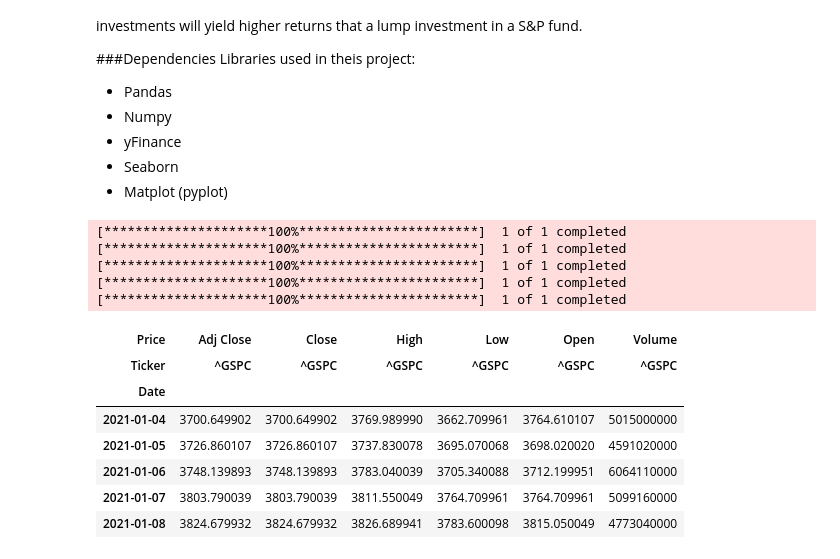
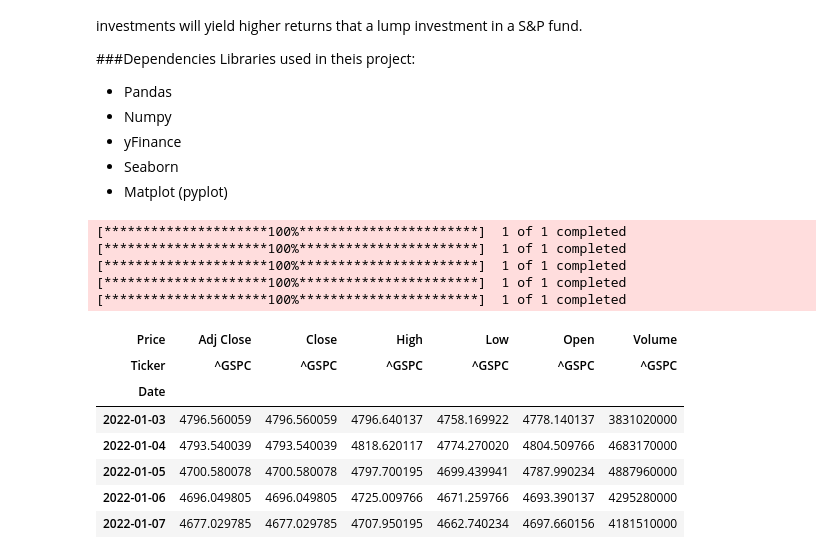
Before and after one commit to swsmith25/Sample_TA, a Jupyter notebook: Sample_Technical_Analyst.ipynb, the cells around one changed output. Cells and saved outputs as stored; diff of their text form; code cells hidden in the pictures.

```diff
--- a/Sample_Technical_Analyst.ipynb
+++ b/Sample_Technical_Analyst.ipynb
@@ -34,39 +34,39 @@ from datetime import date
 # %%
 # timeframe
 # TODO: config file !!!!
-start_time = "2021-01-01"
-today = date.today()
+start_time = "2022-01-01"
+today = date.today() - timedelta(days=1)
 end_time = today.strftime("%Y-%m-%d")
 
 # stocks
 # NVida
-nvda = yf.download("NVDA", start=start_time, end=end_time)
+nvda = pd.DataFrame(yf.download("NVDA", start=start_time, end=end_time))
 # Amazon
-amzn = yf.download("AMZN", start=start_time, end=end_time)
+amzn = pd.DataFrame(yf.download("AMZN", start=start_time, end=end_time))
 # Duke
-duk = yf.download("DUK", start=start_time, end=end_time)
+duk =  pd.DataFrame(yf.download("DUK", start=start_time, end=end_time))
 # Tesla
-tsla = yf.download("TSLA", start=start_time, end=end_time)
+tsla =  pd.DataFrame(yf.download("TSLA", start=start_time, end=end_time))
 
 # S&P500
-sp500 = yf.download("^GSPC", start=start_time, end=end_time)
+sp500 =  pd.DataFrame(yf.download("^GSPC", start=start_time, end=end_time))
 
 # display S&P
 sp500.head()
 # %% [output]
 [*********************100%***********************]  1 of 1 completed
 [*********************100%***********************]  1 of 1 completed
 [*********************100%***********************]  1 of 1 completed
 [*********************100%***********************]  1 of 1 completed
 [*********************100%***********************]  1 of 1 completed
 | Price | Adj Close | Close | High | Low | Open | Volume |
 | Ticker | ^GSPC | ^GSPC | ^GSPC | ^GSPC | ^GSPC | ^GSPC |
 | Date |  |  |  |  |  |  |
-| 2021-01-04 | 3700.649902 | 3700.649902 | 3769.989990 | 3662.709961 | 3764.610107 | 5015000000 |
-| 2021-01-05 | 3726.860107 | 3726.860107 | 3737.830078 | 3695.070068 | 3698.020020 | 4591020000 |
-| 2021-01-06 | 3748.139893 | 3748.139893 | 3783.040039 | 3705.340088 | 3712.199951 | 6064110000 |
-| 2021-01-07 | 3803.790039 | 3803.790039 | 3811.550049 | 3764.709961 | 3764.709961 | 5099160000 |
-| 2021-01-08 | 3824.679932 | 3824.679932 | 3826.689941 | 3783.600098 | 3815.050049 | 4773040000 |
+| 2022-01-03 | 4796.560059 | 4796.560059 | 4796.640137 | 4758.169922 | 4778.140137 | 3831020000 |
+| 2022-01-04 | 4793.540039 | 4793.540039 | 4818.620117 | 4774.270020 | 4804.509766 | 4683170000 |
+| 2022-01-05 | 4700.580078 | 4700.580078 | 4797.700195 | 4699.439941 | 4787.990234 | 4887960000 |
+| 2022-01-06 | 4696.049805 | 4696.049805 | 4725.009766 | 4671.259766 | 4693.390137 | 4295280000 |
+| 2022-01-07 | 4677.029785 | 4677.029785 | 4707.950195 | 4662.740234 | 4697.660156 | 4181510000 |
 # %%
 # Data Exploration
 
```
Also changed, not shown: parts of 10 cells of this notebook.
